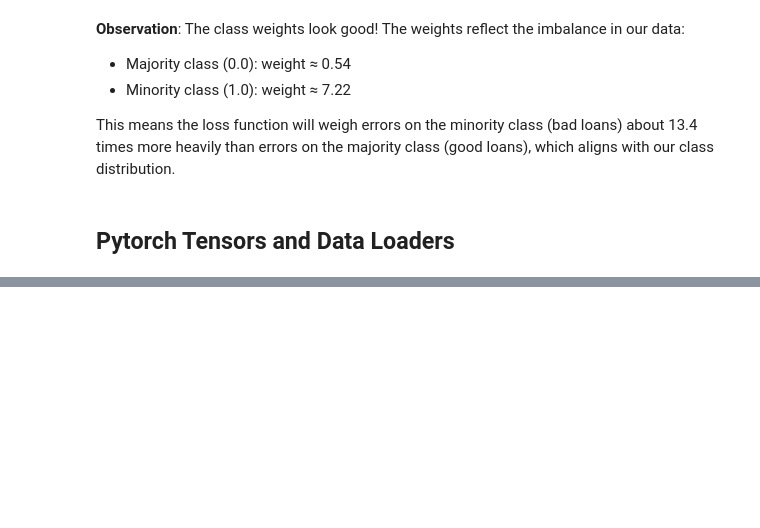
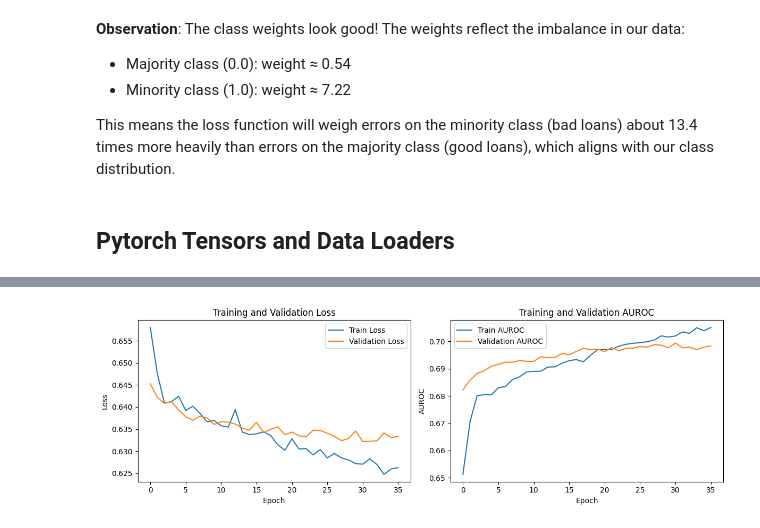
Before and after one commit to TejoVinay/loan-default-prediction, a Jupyter notebook: notebooks/04_data_preparation_neural_network_build.ipynb, the cells around one changed output, grey strips where cells are left out. Drawn from its saved outputs; the diff is of its cells as text; code cells hidden in the pictures; blank space fills up the shorter version.

```diff
--- a/notebooks/04_data_preparation_neural_network_build.ipynb
+++ b/notebooks/04_data_preparation_neural_network_build.ipynb
@@ -407,0 +780,78 @@ y batch shape: torch.Size([512])
+# %%
+# Main training loop
+best_val_auroc = 0
+best_model_state = None
+# Create fresh early stopping instance
+early_stopping = EarlyStopping(patience=5)
+
+# Lists to store metrics
+train_metrics_history = []
+val_metrics_history = []
+
+print("Starting training...")
+print("Epoch\tTrain Loss\tTrain AUROC\tTrain F1\tTrain AP\tVal Loss\tVal AUROC\tVal F1\tVal AP")
+
+
+for epoch in range(n_epochs):
+   # Training phase
+   train_loss, train_auroc, train_ap = train_epoch(model, train_loader, criterion, optimizer)
+
+   # Validation phase
+   val_loss, val_auroc, val_ap = validate(model, val_loader)
+
+   # Store metrics
+   train_losses.append(train_loss)
+   val_losses.append(val_loss)
+   train_aurocs.append(train_auroc)
+   val_aurocs.append(val_auroc)
+
+   # Print metrics
+   print(f"{epoch+1}\t{train_loss:.4f}\t{train_auroc:.4f}\t{val_loss:.4f}\t{val_auroc:.4f}")
+
+   # Learning rate scheduling
+   scheduler.step(val_auroc)
+
+   # Early stopping
+   early_stopping(val_auroc)
+
+   # Save best model
+   if val_auroc > best_val_auroc:
+       best_val_auroc = val_auroc
+       best_model_state = model.state_dict().copy()
+
+   if early_stopping.early_stop:
+       print(f"Early stopping triggered at epoch {epoch+1}")
+       break
+
+# Load best model
+model.load_state_dict(best_model_state)
+
+# Print best validation performance
+print(f"\nBest validation AUROC: {best_val_auroc:.4f}")
+
+# Plot training curves
+import matplotlib.pyplot as plt
+
+plt.figure(figsize=(12, 4))
+
+# Loss plot
+plt.subplot(1, 2, 1)
+plt.plot(train_losses, label='Train Loss')
+plt.plot(val_losses, label='Validation Loss')
+plt.xlabel('Epoch')
+plt.ylabel('Loss')
+plt.legend()
+plt.title('Training and Validation Loss')
+
+# AUROC plot
+plt.subplot(1, 2, 2)
+plt.plot(train_aurocs, label='Train AUROC')
+plt.plot(val_aurocs, label='Validation AUROC')
+plt.xlabel('Epoch')
+plt.ylabel('AUROC')
+plt.legend()
+plt.title('Training and Validation AUROC')
+
+plt.tight_layout()
+plt.show()
+# %% [output]
@@ -407,0 +875 @@ y batch shape: torch.Size([512])
+[figure, added]
```
Also changed, not shown: parts of 17 cells of this notebook.
